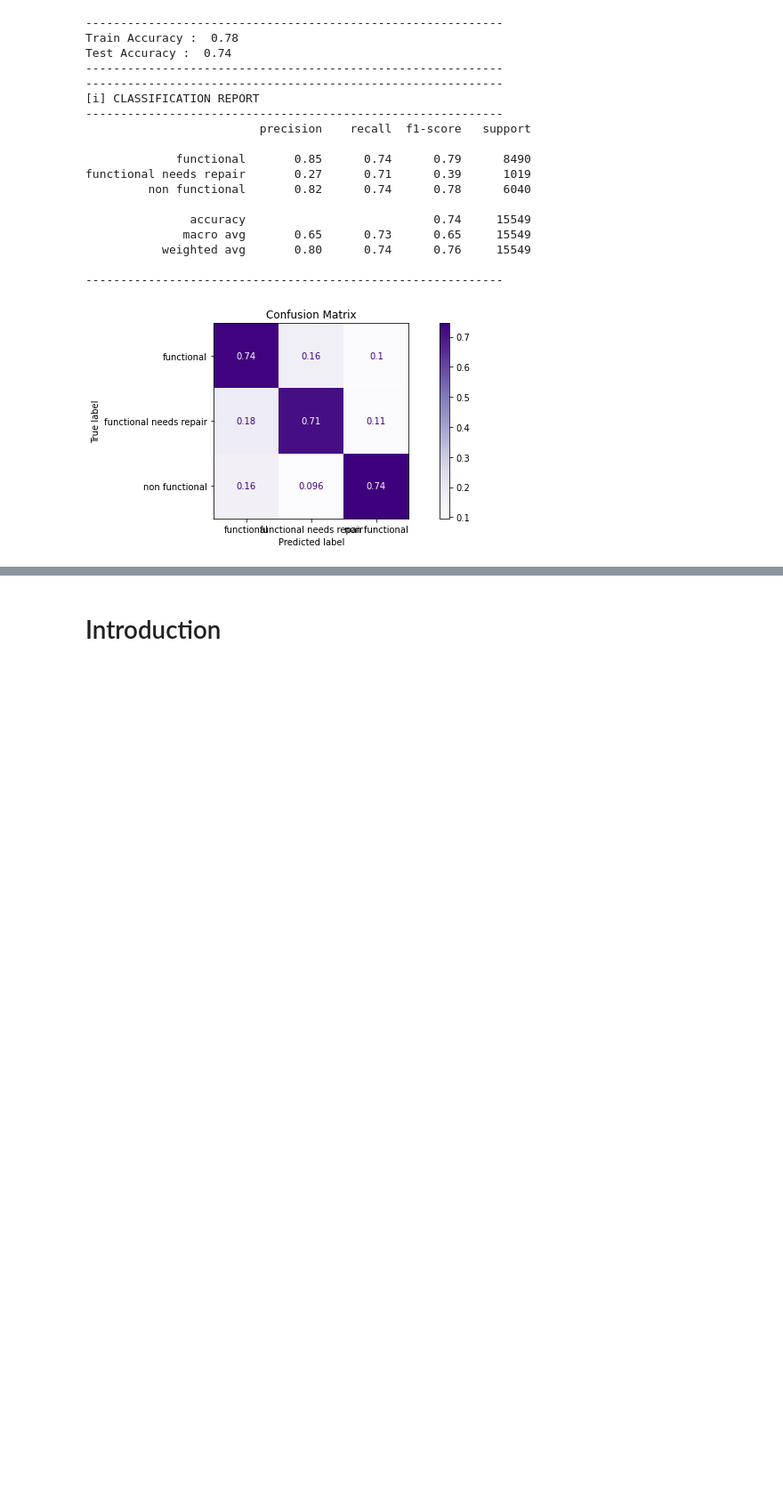
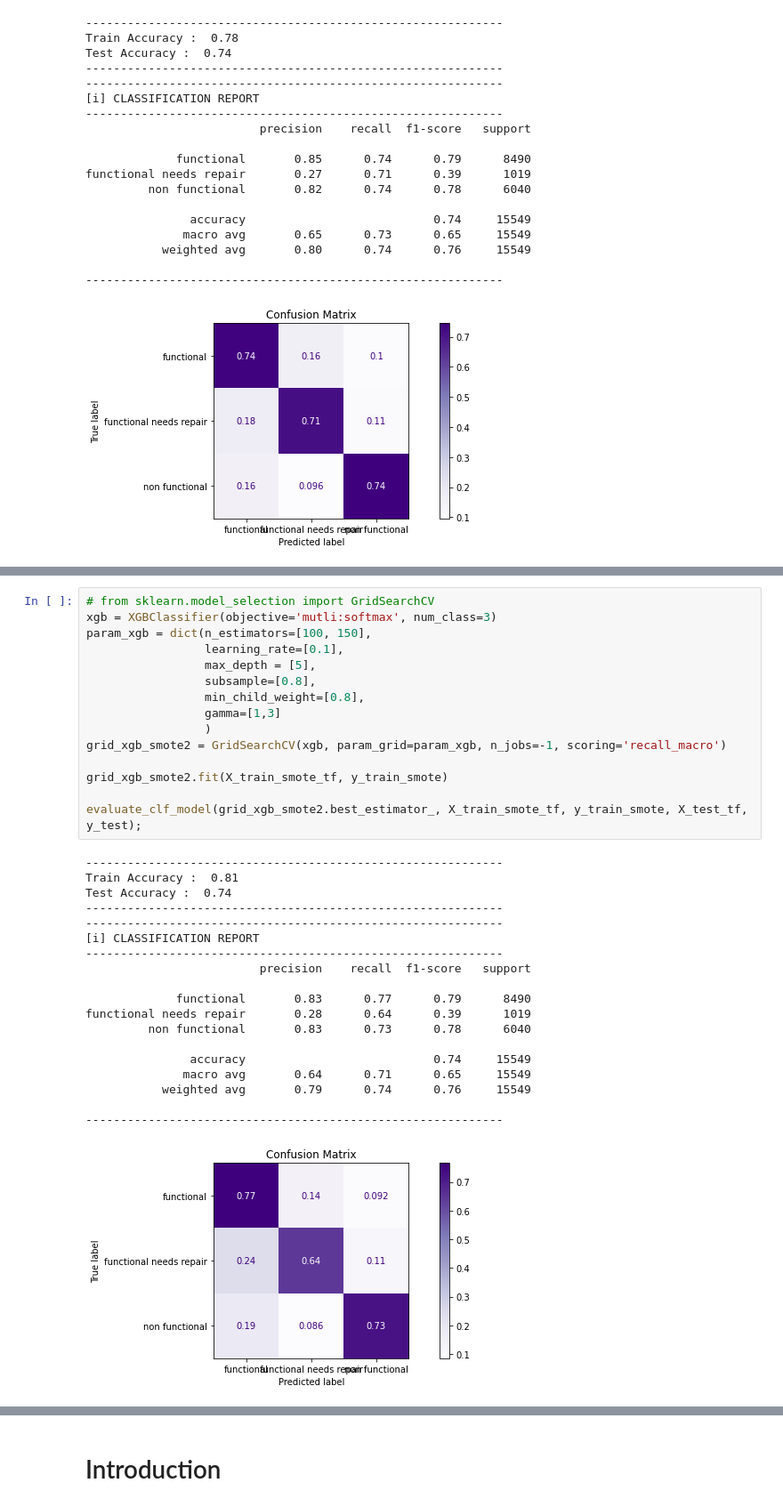
Before and after one commit to singsang2/Tanzanian-Water-Well-Project, a Jupyter notebook: student.ipynb, the cells around one changed output, grey strips where cells are left out. Shown: that part at 89% size. Drawn from its saved outputs; the diff is of its cells as text; blank space fills up the shorter version.

```diff
--- a/student.ipynb
+++ b/student.ipynb
@@ -1001,0 +1127,35 @@ grid_xgb_smote.fit(X_train_smote_tf, y_train_smote)
+# %%
+# from sklearn.model_selection import GridSearchCV
+xgb = XGBClassifier(objective='mutli:softmax', num_class=3)
+param_xgb = dict(n_estimators=[100, 150],
+                 learning_rate=[0.1],
+                 max_depth = [5],
+                 subsample=[0.8],
+                 min_child_weight=[0.8],
+                 gamma=[1,3]
+                 )
+grid_xgb_smote2 = GridSearchCV(xgb, param_grid=param_xgb, n_jobs=-1, scoring='recall_macro')
+
+grid_xgb_smote2.fit(X_train_smote_tf, y_train_smote)
+
+evaluate_clf_model(grid_xgb_smote2.best_estimator_, X_train_smote_tf, y_train_smote, X_test_tf, y_test);
+# %% [output]
+------------------------------------------------------------
+Train Accuracy :  0.81
+Test Accuracy :  0.74
+------------------------------------------------------------
+------------------------------------------------------------
+[i] CLASSIFICATION REPORT
+------------------------------------------------------------
+                         precision    recall  f1-score   support
+
+             functional       0.83      0.77      0.79      8490
+functional needs repair       0.28      0.64      0.39      1019
+         non functional       0.83      0.73      0.78      6040
+
+               accuracy                           0.74     15549
+              macro avg       0.64      0.71      0.65     15549
+           weighted avg       0.79      0.74      0.76     15549
+
+------------------------------------------------------------
+[figure, added]
```
Also changed, not shown: parts of 40 cells of this notebook, 2 other files.
